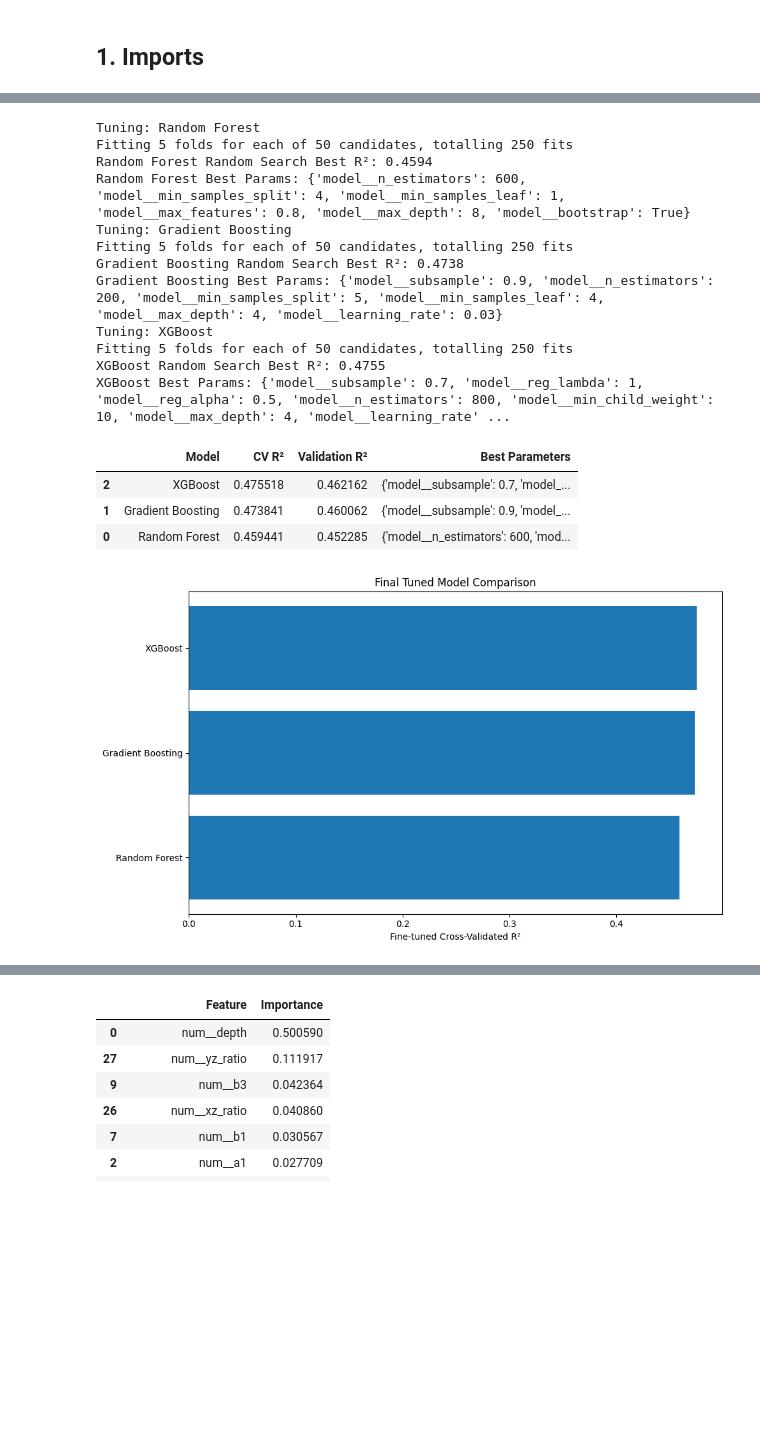
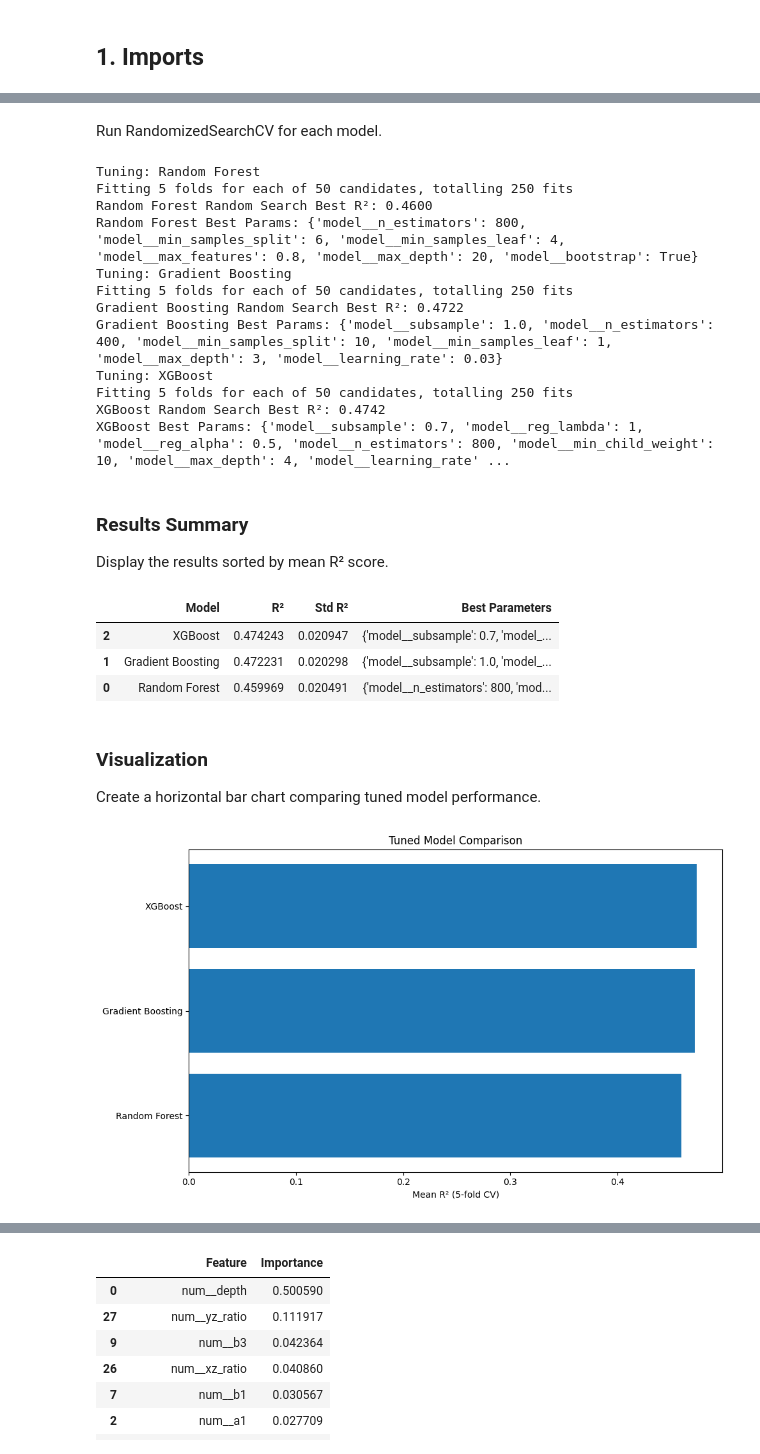
Before and after one commit to Climber1705/CW1-Tabular-Regression, a Jupyter notebook: notebooks/03-hyperparameter-tuning.ipynb, the cells around one changed output, grey strips where cells are left out. Saved outputs shown, nothing was run; the diff lists cells and outputs as text; code cells hidden in the pictures; blank space fills up the shorter version.

```diff
--- a/notebooks/03-hyperparameter-tuning.ipynb
+++ b/notebooks/03-hyperparameter-tuning.ipynb
@@ -88,6 +96,7 @@ def random_search(model: BaseEstimator, parameters: Dict[str, Any], name: str):
         scoring="r2",
         n_jobs=-1,
         verbose=1,
+        refit=True,
         random_state=42
     )
     search.fit(X, Y)
@@ -105,9 +114,11 @@ models_to_tune = {
         GradientBoostingRegressor(random_state=42), gradient_boosting_parameters
     ),
     "XGBoost": (
-        XGBRegressor(random_state=42, verbosity=0, n_jobs=-1), extreme_gradient_boosting_parameters
+        XGBRegressor(random_state=42, verbosity=0, n_jobs=-1, eval_metric="rmse"), extreme_gradient_boosting_parameters
     ),
 }
+# %% [markdown]
+Run RandomizedSearchCV for each model.
 # %%
 tuning_results = {}
 
@@ -118,21 +129,26 @@ for name, (model, parameters) in models_to_tune.items():
 # %% [output]
 Tuning: Random Forest
 Fitting 5 folds for each of 50 candidates, totalling 250 fits
-Random Forest Random Search Best R²: 0.4594
-Random Forest Best Params: {'model__n_estimators': 600, 'model__min_samples_split': 4, 'model__min_samples_leaf': 1, 'model__max_features': 0.8, 'model__max_depth': 8, 'model__bootstrap': True}
+Random Forest Random Search Best R²: 0.4600
+Random Forest Best Params: {'model__n_estimators': 800, 'model__min_samples_split': 6, 'model__min_samples_leaf': 4, 'model__max_features': 0.8, 'model__max_depth': 20, 'model__bootstrap': True}
 Tuning: Gradient Boosting
 Fitting 5 folds for each of 50 candidates, totalling 250 fits
-Gradient Boosting Random Search Best R²: 0.4738
-Gradient Boosting Best Params: {'model__subsample': 0.9, 'model__n_estimators': 200, 'model__min_samples_split': 5, 'model__min_samples_leaf': 4, 'model__max_depth': 4, 'model__learning_rate': 0.03}
+Gradient Boosting Random Search Best R²: 0.4722
+Gradient Boosting Best Params: {'model__subsample': 1.0, 'model__n_estimators': 400, 'model__min_samples_split': 10, 'model__min_samples_leaf': 1, 'model__max_depth': 3, 'model__learning_rate': 0.03}
 Tuning: XGBoost
 Fitting 5 folds for each of 50 candidates, totalling 250 fits
-XGBoost Random Search Best R²: 0.4755
+XGBoost Random Search Best R²: 0.4742
 XGBoost Best Params: {'model__subsample': 0.7, 'model__reg_lambda': 1, 'model__reg_alpha': 0.5, 'model__n_estimators': 800, 'model__min_child_weight': 10, 'model__max_depth': 4, 'model__learning_rate' ...
+# %% [markdown]
+### Results Summary
+
+Display the results sorted by mean R² score.
 # %%
 final_results = pd.DataFrame([
     {
         "Model": name,
         "R²": result.best_score_,
+        "Std R²": result.cv_results_["std_test_score"][result.best_index_],
         "Best Parameters": result.best_params_
     }
     for name, result in tuning_results.items()
@@ -140,18 +156,22 @@ final_results = pd.DataFrame([
 
 final_results
 # %% [output]
-|  | Model | CV R² | Validation R² | Best Parameters |
-| 2 | XGBoost | 0.475518 | 0.462162 | {'model__subsample': 0.7, 'model_... |
-| 1 | Gradient Boosting | 0.473841 | 0.460062 | {'model__subsample': 0.9, 'model_... |
-| 0 | Random Forest | 0.459441 | 0.452285 | {'model__n_estimators': 600, 'mod... |
+|  | Model | R² | Std R² | Best Parameters |
+| 2 | XGBoost | 0.474243 | 0.020947 | {'model__subsample': 0.7, 'model_... |
+| 1 | Gradient Boosting | 0.472231 | 0.020298 | {'model__subsample': 1.0, 'model_... |
+| 0 | Random Forest | 0.459969 | 0.020491 | {'model__n_estimators': 800, 'mod... |
+# %% [markdown]
+### Visualization
+
+Create a horizontal bar chart comparing tuned model performance.
 # %%
 plt.figure(figsize=(10,6))
 plt.barh(final_results["Model"], final_results["R²"])
-plt.xlabel("Fine-tuned R²")
-plt.title("Final Tuned Model Comparison")
+plt.xlabel("Mean R² (5-fold CV)")
+plt.title("Tuned Model Comparison")
 plt.gca().invert_yaxis()
 plt.tight_layout()
 plt.savefig("../figures/final_tuned_models.png", dpi=300)
 plt.show()
 # %% [output]
-[figure, old version]
+[figure, new version]
```
Also changed, not shown: parts of 14 cells of this notebook.
